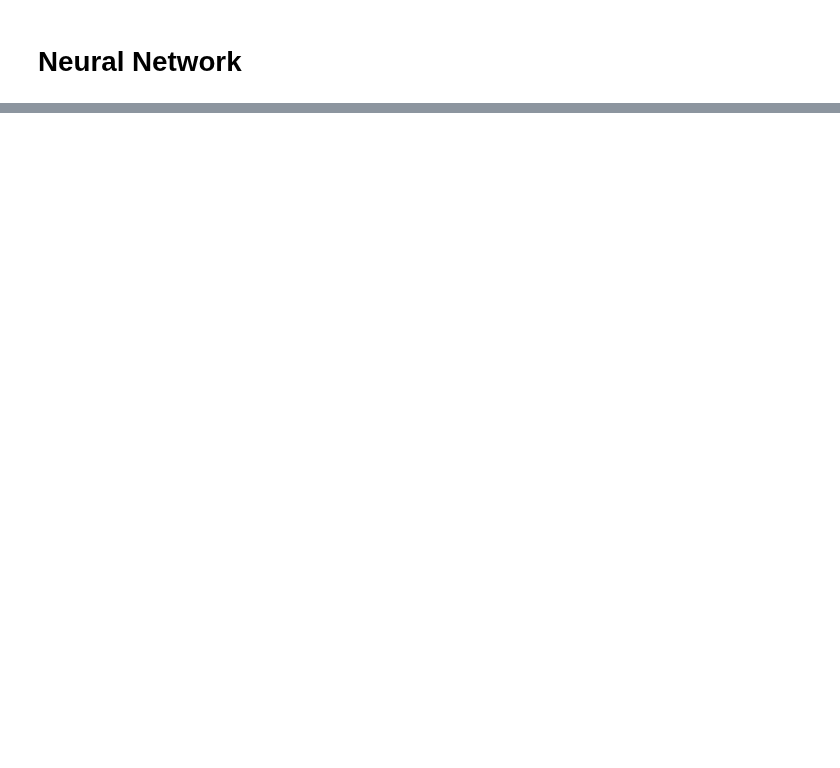
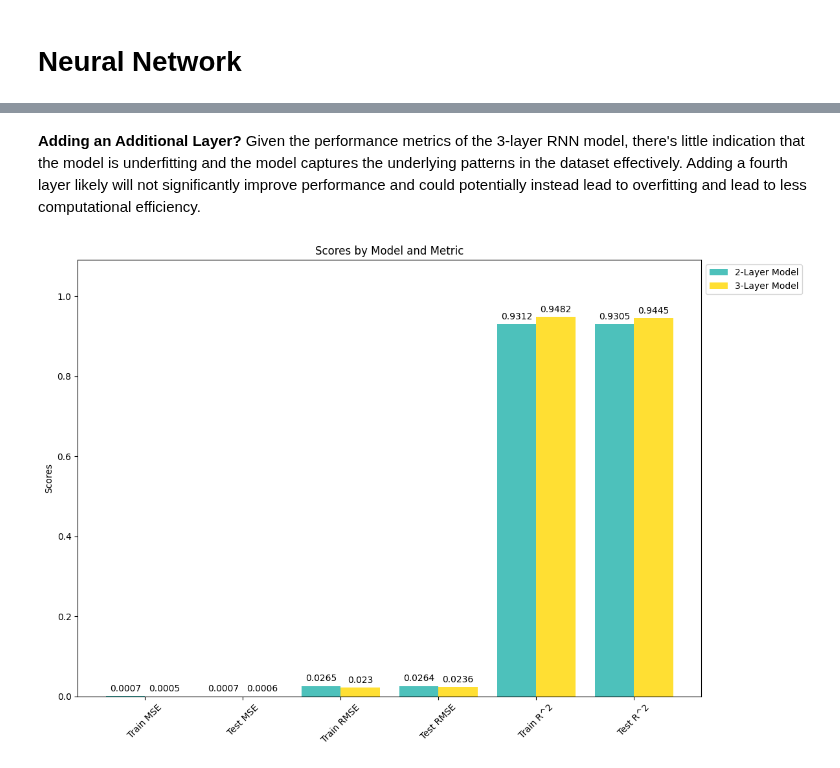
Before and after one commit to achchala/rideshare-predictive-pricing, a Jupyter notebook: notebooks/neural_network.ipynb, the cells around one changed output, grey strips where cells are left out. Saved outputs shown, nothing was run; the diff lists cells and outputs as text; code cells hidden in the pictures; blank space fills up the shorter version.

Commit message:
2-layer and 3-layer

```diff
--- a/notebooks/neural_network.ipynb
+++ b/notebooks/neural_network.ipynb
@@ -23,3 +33,4 @@ X_test_scaled = scaler.transform(X_test)
 # %%
-X_train_reshaped = np.reshape(X_train_scaled, (X_train_scaled.shape[0], 1, X_train_scaled.shape[1]))
-X_test_reshaped = np.reshape(X_test_scaled, (X_test_scaled.shape[0], 1, X_test_scaled.shape[1]))
+# Reshape input to be [samples, time steps, features]
+X_train = np.reshape(X_train, (X_train.shape[0], 1, X_train.shape[1]))
+X_test = np.reshape(X_test, (X_test.shape[0], 1, X_test.shape[1]))
@@ -32,0 +83,5 @@ NameError: name 'Input' is not defined
+# %%
+model.compile(optimizer=Adam(learning_rate=0.01), loss='mean_squared_error')
+model2.compile(optimizer=Adam(learning_rate=0.01), loss='mean_squared_error')
+# %%
+history = model.fit(X_train, y_train, epochs=100, batch_size=32, validation_split=0.2, verbose=1)
@@ -32,0 +106,2 @@ NameError: name 'Input' is not defined
+# %%
+history2 = model2.fit(X_train, y_train, epochs=100, batch_size=32, validation_split=0.2, verbose=1)
@@ -32,0 +199,40 @@ NameError: name 'Input' is not defined
+# %% [markdown]
+**Adding an Additional Layer?**
+Given the performance metrics of the 3-layer RNN model, there's little indication that the model is underfitting and the model captures the underlying patterns in the dataset effectively. Adding a fourth layer likely will not significantly improve performance and could potentially instead lead to overfitting and lead to less computational efficiency.
+# %%
+metrics_2_layer = [train_loss_model, test_loss_model, train_loss_rmse_model, test_loss_rmse_model, train_r2_model, test_r2_model]
+metrics_3_layer = [train_loss_model2, test_loss_model2, train_loss_rmse_model2, test_loss_rmse_model2, train_r2_model2, test_r2_model2]
+labels = ['Train MSE', 'Test MSE', 'Train RMSE', 'Test RMSE', 'Train R^2', 'Test R^2']
+
+x = np.arange(len(labels))
+width = 0.4
+
+fig, ax = plt.subplots(figsize=(12, 8))  # Increase figure size for better visibility
+rects1 = ax.bar(x - width/2, metrics_2_layer, width, label='2-Layer Model', alpha=0.8, color='lightseagreen')
+rects2 = ax.bar(x + width/2, metrics_3_layer, width, label='3-Layer Model', alpha=0.8, color='gold')
+ax.set_ylim(0, max(metrics_2_layer + metrics_3_layer) * 1.15)
+
+# labels, title, x-axis tick labels
+ax.set_ylabel('Scores')
+ax.set_title('Scores by Model and Metric')
+ax.set_xticks(x)
+ax.set_xticklabels(labels, rotation=45)  # Rotate for better readability
+ax.legend(loc='upper left', bbox_to_anchor=(1, 1))  # Move the legend out of the plot
+
+# add labels on top of the bars
+def autolabel(rects):
+    for rect in rects:
+        height = rect.get_height()
+        ax.annotate('{}'.format(round(height, 4)),
+                    xy=(rect.get_x() + rect.get_width() / 2, height),
+                    xytext=(0, 3),  # 3 points vertical offset
+                    textcoords="offset points",
+                    ha='center', va='bottom')
+
+autolabel(rects1)
+autolabel(rects2)
+
+fig.tight_layout()
+plt.show()
+# %% [output]
+[figure, added]
```
Also changed, not shown: parts of 22 cells of this notebook.
